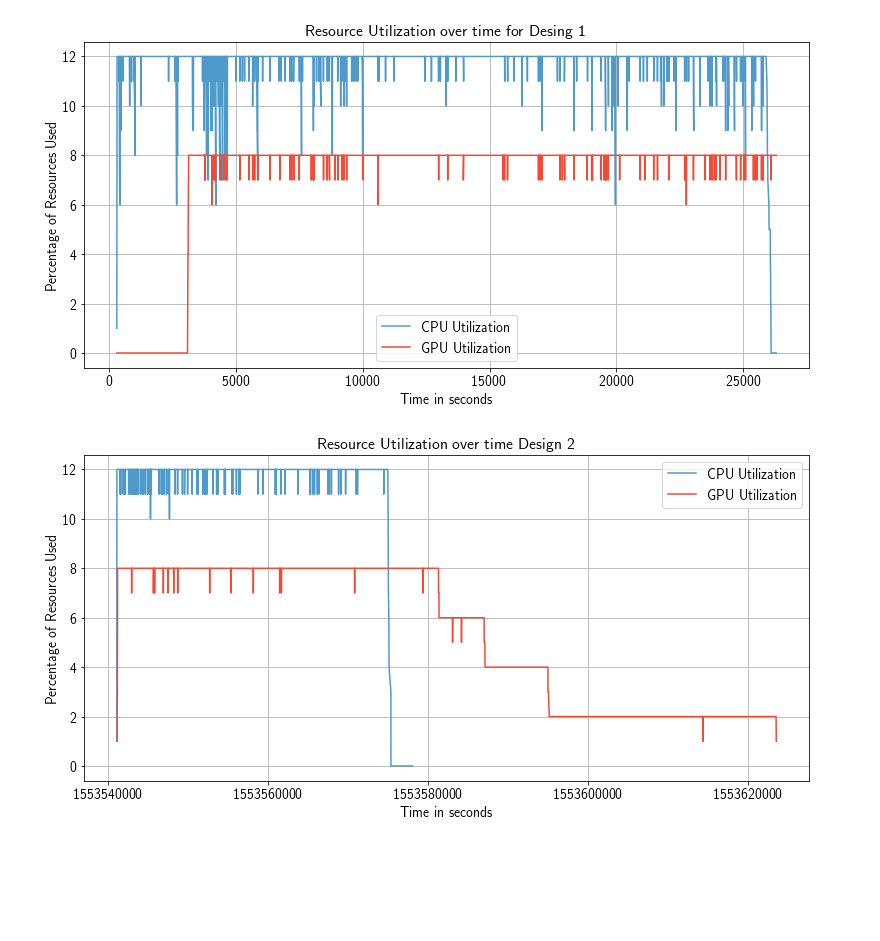
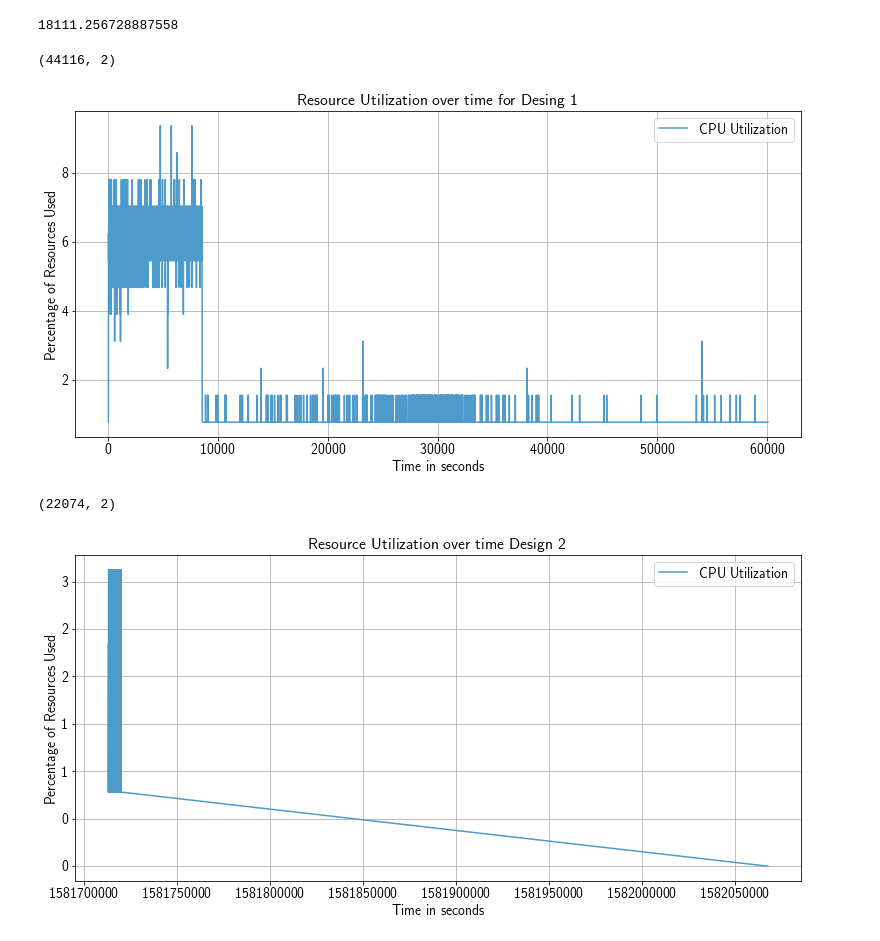
Before and after one commit to radical-experiments/iceberg_escience, a Jupyter notebook: Geolocation/Notebooks/Des1Des3ComparisonUtilization.ipynb, the cells around one changed output. Cells and saved outputs as stored; diff of their text form; code cells hidden in the pictures; blank space fills up the shorter version.

```diff
--- a/Geolocation/Notebooks/Des1Des3ComparisonUtilization.ipynb
+++ b/Geolocation/Notebooks/Des1Des3ComparisonUtilization.ipynb
@@ -109,3 +272,3 @@ Times sorted 0 0
 # %%
-Design1CpuUtil = np.load('Design1CPUutil.npy')
-Design1GpuUtil = np.load('Design1GPUutil.npy')
+Design1CpuUtil = np.load('../Data/Design1CPUutil.npy')
+#Design1GpuUtil = np.load('../Data/Design1GPUutil.npy')
@@ -122,27 +301,44 @@ Design1GpuUtil[-1,1]
+# %%
+start_time = Design1CpuUtil[0][0]
+print(start_time)
+for i in range(len(Design1CpuUtil)):
+    tt = Design1CpuUtil[i][0] - start_time
+    Design1CpuUtil[i][0] = tt
+# %% [output]
+18111.256728887558
+# %%
+Design1CpuUtil.shape
+# %% [output]
+(44116, 2)
 # %%
 t = 8500
 fig,axis = plt.subplots(nrows=1,ncols=1,figsize=(13,6),sharex=True)
-_ = axis.plot(Design1CpuUtil[:t,0],(((Design1CpuUtil[:t,1]-Design1GpuUtil[:t,1])/10)/1)*1,marker='',linestyle='-', label='CPU Utilization', color=blues(150))
-_ = axis.plot(Design1GpuUtil[:t,0],(Design1GpuUtil[:t,1]/1)*1,marker='',linestyle='-', label='GPU Utilization', color=reds(150))
+_ = axis.plot(Design1CpuUtil[:,0],(((Design1CpuUtil[:,1]-0)/128)/1)*100,marker='',linestyle='-', label='CPU Utilization', color=blues(150))
+#_ = axis.plot(Design1CpuUtil[:,0],(((Design1CpuUtil[:,1]-Design1GpuUtil[:,1])/10)/1)*1,marker='',linestyle='-', label='CPU Utilization', color=blues(150))
+#_ = axis.plot(Design1GpuUtil[:t,0],(Design1GpuUtil[:t,1]/1)*1,marker='',linestyle='-', label='GPU Utilization', color=reds(150))
 _ = axis.set_ylabel('Percentage of Resources Used',fontsize=14)
 _ = axis.set_xlabel('Time in seconds',fontsize=14)
 _ = axis.grid('on')
 _ = axis.legend(fontsize=14)
 _ = axis.set_xticklabels(axis.get_xticks().astype('int').tolist(),fontsize=14)
 _ = axis.set_yticklabels(axis.get_yticks().astype('int').tolist(),fontsize=14)
 _ = axis.set_title('Resource Utilization over time for Desing 1', fontsize=16)
 # fig.savefig('Design1Utilization.pdf',dpi=800,bbox_inches='tight')
 # %% [output]
-[figure, old version]
+[figure, new version]
 # %%
 Des3CpuUtil = Des3CpuUtil
 for tick in Des3GpuUtil[Des3GpuUtil[:,0] > Des3CpuUtil[:,0].max()][:,0]:
     Des3CpuUtil = np.vstack((Des3CpuUtil,[tick,0]))
+# %%
+Des3CpuUtil.shape
+# %% [output]
+(22074, 2)
 # %%
-t= 6500
+t= 100
 fig,axis = plt.subplots(nrows=1,ncols=1,figsize=(13,6),sharex=True)
-_ = axis.plot(Des3CpuUtil[:t,0],(Des3CpuUtil[:t,1]/1)*1,marker='',linestyle='-', label='CPU Utilization', color=blues(150))
-_ = axis.plot(Des3GpuUtil[:t,0],(Des3GpuUtil[:t,1]/1)*1,marker='',linestyle='-', label='GPU Utilization', color=reds(150))
+_ = axis.plot(Des3CpuUtil[:,0],(Des3CpuUtil[:,1]/128)*100,marker='',linestyle='-', label='CPU Utilization', color=blues(150))
+#_ = axis.plot(Des3GpuUtil[:t,0],(Des3GpuUtil[:t,1]/1)*1,marker='',linestyle='-', label='GPU Utilization', color=reds(150))
 _ = axis.set_ylabel('Percentage of Resources Used',fontsize=14)
 _ = axis.set_xlabel('Time in seconds',fontsize=14)
 _ = axis.grid('on')
@@ -152,4 +348,4 @@ _ = axis.set_yticklabels(axis.get_yticks().astype('int').tolist(),fontsize=14)
 _ = axis.set_title('Resource Utilization over time Design 2', fontsize=16)
 #fig.savefig('Design2Utilization.pdf',dpi=800,bbox_inches='tight')
 # %% [output]
-[figure, old version]
+[figure, new version]
```
Also changed, not shown: parts of 12 cells of this notebook, 16 other files.
